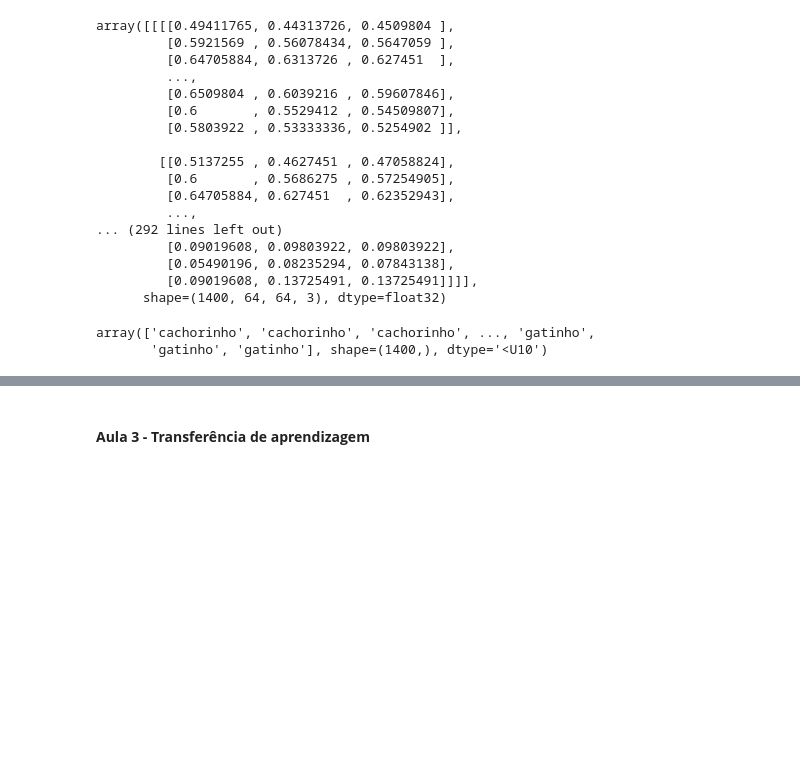
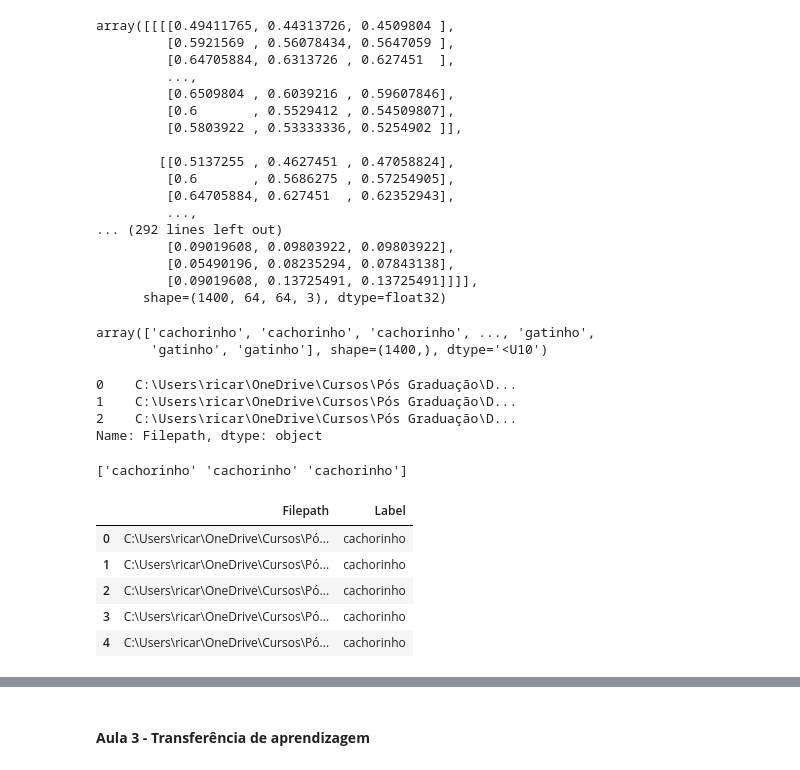
Before and after one commit to RicardViana/fiap-Deep-Learning-and-unstructured-data, a Jupyter notebook: deep_reinforcement_learning.ipynb, the cells around one changed output, grey strips where cells are left out. Cells and saved outputs as stored; diff of their text form; code cells hidden in the pictures; blank space fills up the shorter version.

```diff
--- a/deep_reinforcement_learning.ipynb
+++ b/deep_reinforcement_learning.ipynb
@@ -469,34 +471,6 @@ else:
 # %% [output]
 Sucesso! Foram encontradas 1400 imagens.
 Primeira imagem: C:\Users\ricar\OneDrive\Cursos\Pós Graduação\Data Analytics - FIAP\07 - Fase 5 - Deep Learning and Unstructured Data\02 - Deep & Reinforcement Learning\Outros\cat_dog_imagens\cachorin ...
-# %%
-# Inicializando rótulos e listas de imagens para armazenar os dados
-labels = [] #armazenando as variáveis target
-images = [] #armazenando imagens
-
-# Definindo o tamanho da dimensão da imagem
-image_size = 64
-
-# Um loop for para definir as variáveis x e y para os modelos
-for filepath in filepaths:
-    # Divide o nome do caminho para extrair o cabeçalho do caminho com split
-    head = os.path.split(filepath)
-    # Divide o cabeçalho do caminho anterior para extrair o nome do animal
-    animal = os.path.split(head[0])
-    # Armazena o nome do animal na lista de labels
-    labels.append(animal[1])
-    # Obtem a imagem do caminho com cv2
-    img = cv2.imread(str(filepath))
-    # Redimensiona a imagem e normalize o intervalo de pixels para ficar entre 0 e 1 (padronização)
-    # Utilizando float32 para criar uma precisão limitada (menor demanda de memória em comparação com tipos de ponto flutuante de maior precisão: float64)
-    img = cv2.resize(img, (image_size, image_size)).astype('float32') / 255.0
-    # Adiciona a imagem na lista de imagens
-    images.append(img)
-
-# Converte a imagem em lista de array
-images = np.array(images)
-# Converte as labels para lista de array
-labels = np.array(labels)
 # %%
 # Inicializando rótulos e listas de imagens para armazenar os dados
 labels = [] #armazenando as variáveis target
@@ -564,0 +565,19 @@ array(['cachorinho', 'cachorinho', 'cachorinho', ..., 'gatinho',
+# %%
+# Salvando a lista de caminhos de arquivo
+pd_filepaths = pd.Series(filepaths, name='Filepath').astype(str)
+# %%
+# Visualizando o camiho das imagens
+print(pd_filepaths[:3])
+# %% [output]
+0    C:\Users\ricar\OneDrive\Cursos\Pós Graduação\D...
+1    C:\Users\ricar\OneDrive\Cursos\Pós Graduação\D...
+2    C:\Users\ricar\OneDrive\Cursos\Pós Graduação\D...
+Name: Filepath, dtype: object
+# %%
+# Visualizando os rótulos das imagens
+print(labels[:3])
+# %% [output]
+['cachorinho' 'cachorinho' 'cachorinho']
+# %%
+# Adicionando a label
+pd_labels = pd.Series(labels, name='Label')
@@ -564,0 +587,10 @@ array(['cachorinho', 'cachorinho', 'cachorinho', ..., 'gatinho',
+# %%
+# Consultando o data frame com o head
+df.head()
+# %% [output]
+|  | Filepath | Label |
+| 0 | C:\Users\ricar\OneDrive\Cursos\Pó... | cachorinho |
+| 1 | C:\Users\ricar\OneDrive\Cursos\Pó... | cachorinho |
+| 2 | C:\Users\ricar\OneDrive\Cursos\Pó... | cachorinho |
+| 3 | C:\Users\ricar\OneDrive\Cursos\Pó... | cachorinho |
+| 4 | C:\Users\ricar\OneDrive\Cursos\Pó... | cachorinho |
```
Also changed, not shown: parts of 31 cells of this notebook.
